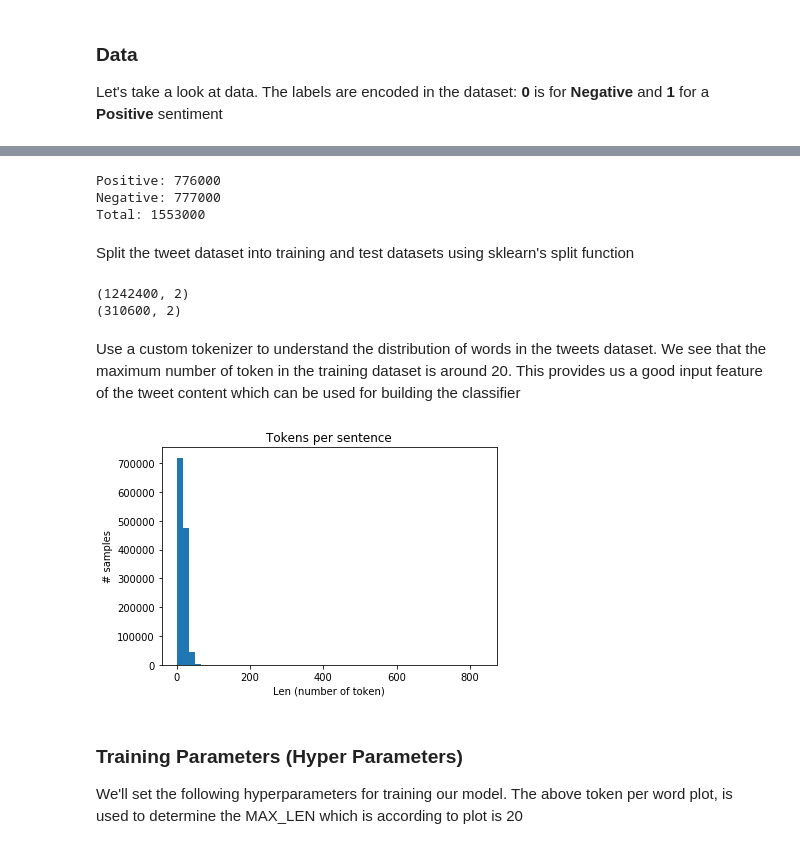
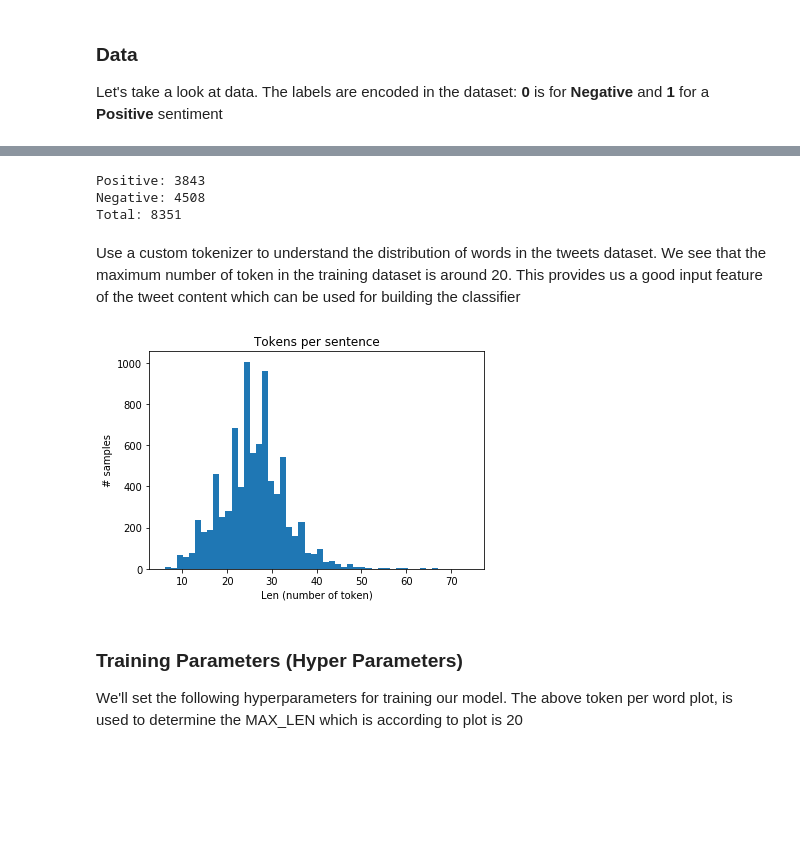
Before and after one commit to sujaybhowmick/twitter_sentiment_analysis, a Jupyter notebook: sentiment_analysis.ipynb, the cells around one changed output, grey strips where cells are left out. Drawn from its saved outputs; the diff is of its cells as text; code cells hidden in the pictures; blank space fills up the shorter version.

```diff
--- a/sentiment_analysis.ipynb
+++ b/sentiment_analysis.ipynb
@@ -22,7 +22,9 @@ Let's take a look at data. The labels are encoded in the dataset: **0** is for *
 
 import pandas as pd
 base_dir = "data"
-# Read the twitter data file csv
-df = pd.read_csv(base_dir + "/preprocessed_tweets2.csv", encoding='latin-1')
-df = df.drop(columns=['msg_id'])
-df
+
+def load_data():
+    # Read the twitter data file csv
+    df = pd.read_csv(base_dir + "/preprocessed_tweets.csv", encoding='latin-1')
+    df = df.drop(columns=['msg_id'])
+    return df
@@ -47,0 +31,4 @@ df
+# %%
+# Display the labeled data
+df = load_data()
+df
@@ -52,40 +58,30 @@ print("Positive:", positive_count)
 print("Negative:", negative_count)
 print("Total:", positive_count + negative_count)
 # %% [output]
-Positive: 776000
-Negative: 777000
-Total: 1553000
+Positive: 3843
+Negative: 4508
+Total: 8351
-# %% [markdown]
-Split the tweet dataset into training and test datasets using sklearn's split function
-# %%
-from sklearn.model_selection import train_test_split
-train, test = train_test_split(df, test_size=0.2)
-print(train.shape)
-print(test.shape)
-# %% [output]
-(1242400, 2)
-(310600, 2)
 # %% [markdown]
 Use a custom tokenizer to understand the distribution of words in the tweets dataset. We see that the maximum number of token in the training dataset is around 20. This provides us a good input feature of the tweet content which can be used for building the classifier
 # %%
 import re
 import string
 import os
 import matplotlib
 import matplotlib.pyplot as plot
 from keras.preprocessing.text import Tokenizer
 
 # Tokenize
 re_tok = re.compile(f'([{string.punctuation}“”¨«»®´·º½¾¿¡§£₤‘’])')
 def tokenize(s): return re_tok.sub(r' \1 ', s).split()
 # Plot
-plot.hist([len(tokenize(s)) for s in train['content'].values], bins=50)
+plot.hist([len(tokenize(s)) for s in df['content'].values], bins=50)
 plot.title('Tokens per sentence')
 plot.xlabel('Len (number of token)')
 plot.ylabel('# samples')
 plot.show()
 # %% [output]
-[figure, old version]
+[figure, new version]
 # %% [markdown]
 ### Training Parameters (Hyper Parameters)
 We'll set the following hyperparameters for training our model.
```
Also changed, not shown: parts of 14 cells of this notebook.
